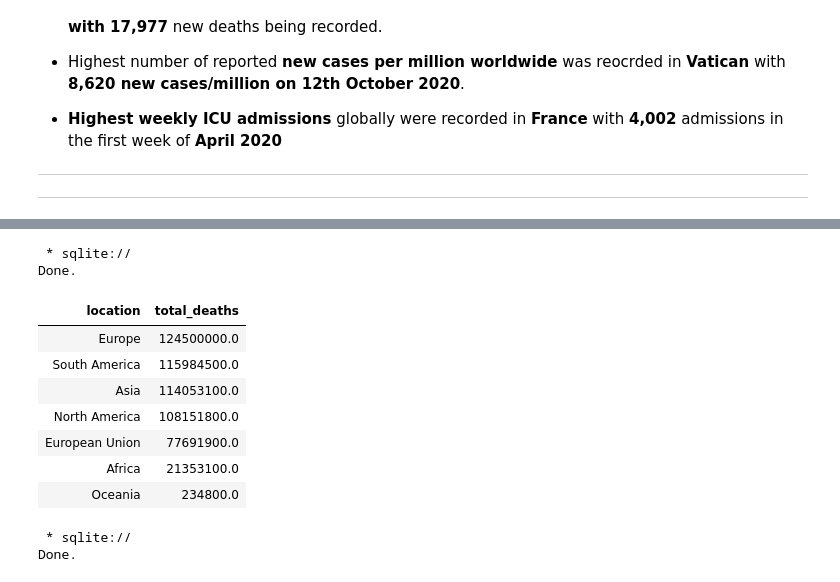
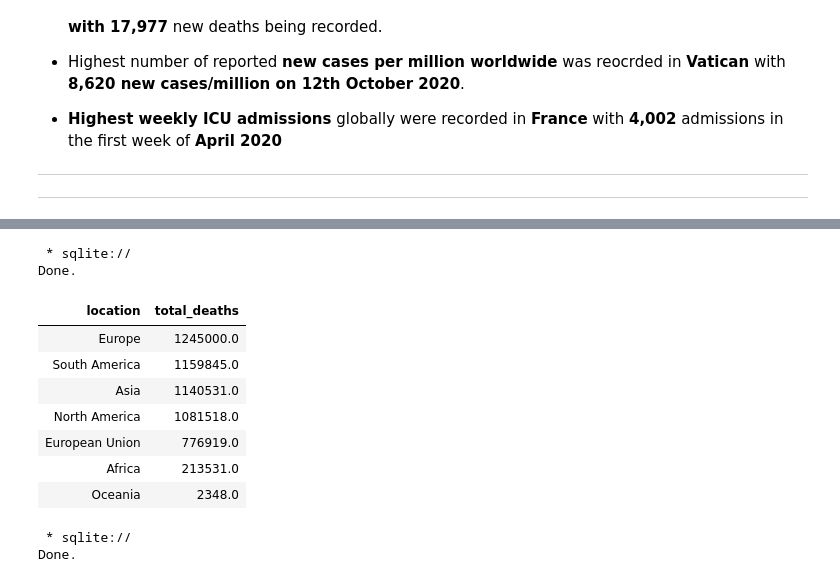
Before and after one commit to MaureenGatu/Data-Analysis, a Jupyter notebook: Global_data_on_confirmed_COVID_19_deaths.ipynb, the cells around one changed output, grey strips where cells are left out. Drawn from its saved outputs; the diff is of its cells as text; code cells hidden in the pictures.

```diff
--- a/Global_data_on_confirmed_COVID_19_deaths.ipynb
+++ b/Global_data_on_confirmed_COVID_19_deaths.ipynb
@@ -206,25 +228,25 @@ Done.
 # %%
 %%sql
 -- Per continent death count.
-SELECT location, MAX(total_deaths)*100 as total_deaths
+SELECT location, MAX(total_deaths) as total_deaths
 FROM covid_deaths
 -- To exclude data that was aggregated per continent
 WHERE continent IS  NULL AND location NOT IN ('World','International')
 --Group by location to get highest per country
 GROUP BY location
 --Order in descending order of the highest death count per location
 ORDER BY 2 desc;
 # %% [output]
  * sqlite://
 Done.
 | location | total_deaths |
-| Europe | 124500000.0 |
-| South America | 115984500.0 |
-| Asia | 114053100.0 |
-| North America | 108151800.0 |
-| European Union | 77691900.0 |
-| Africa | 21353100.0 |
-| Oceania | 234800.0 |
+| Europe | 1245000.0 |
+| South America | 1159845.0 |
+| Asia | 1140531.0 |
+| North America | 1081518.0 |
+| European Union | 776919.0 |
+| Africa | 213531.0 |
+| Oceania | 2348.0 |
 # %%
 %%sql
 -- Continent wide death count per population
```
Also changed, not shown: parts of 13 cells of this notebook.
